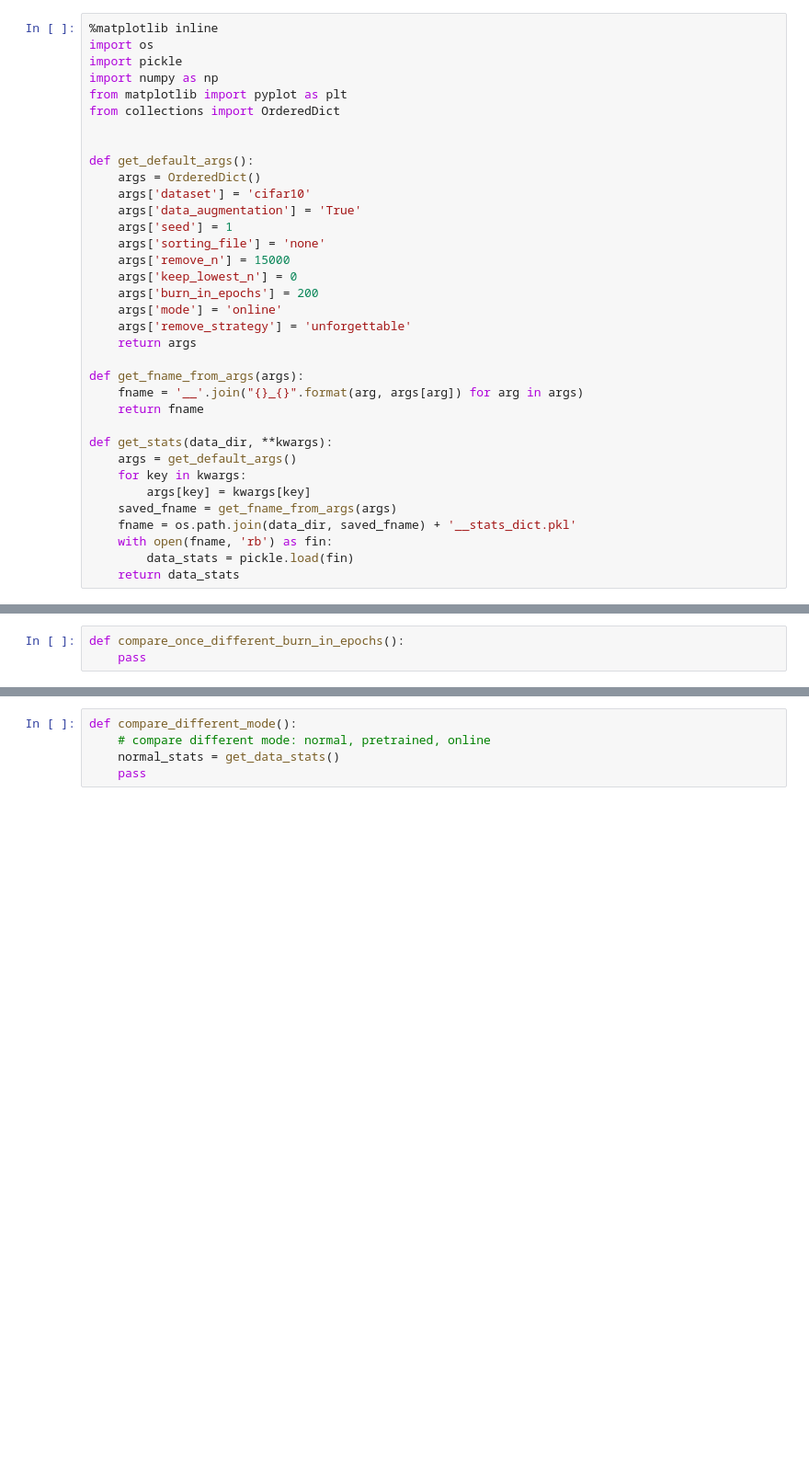
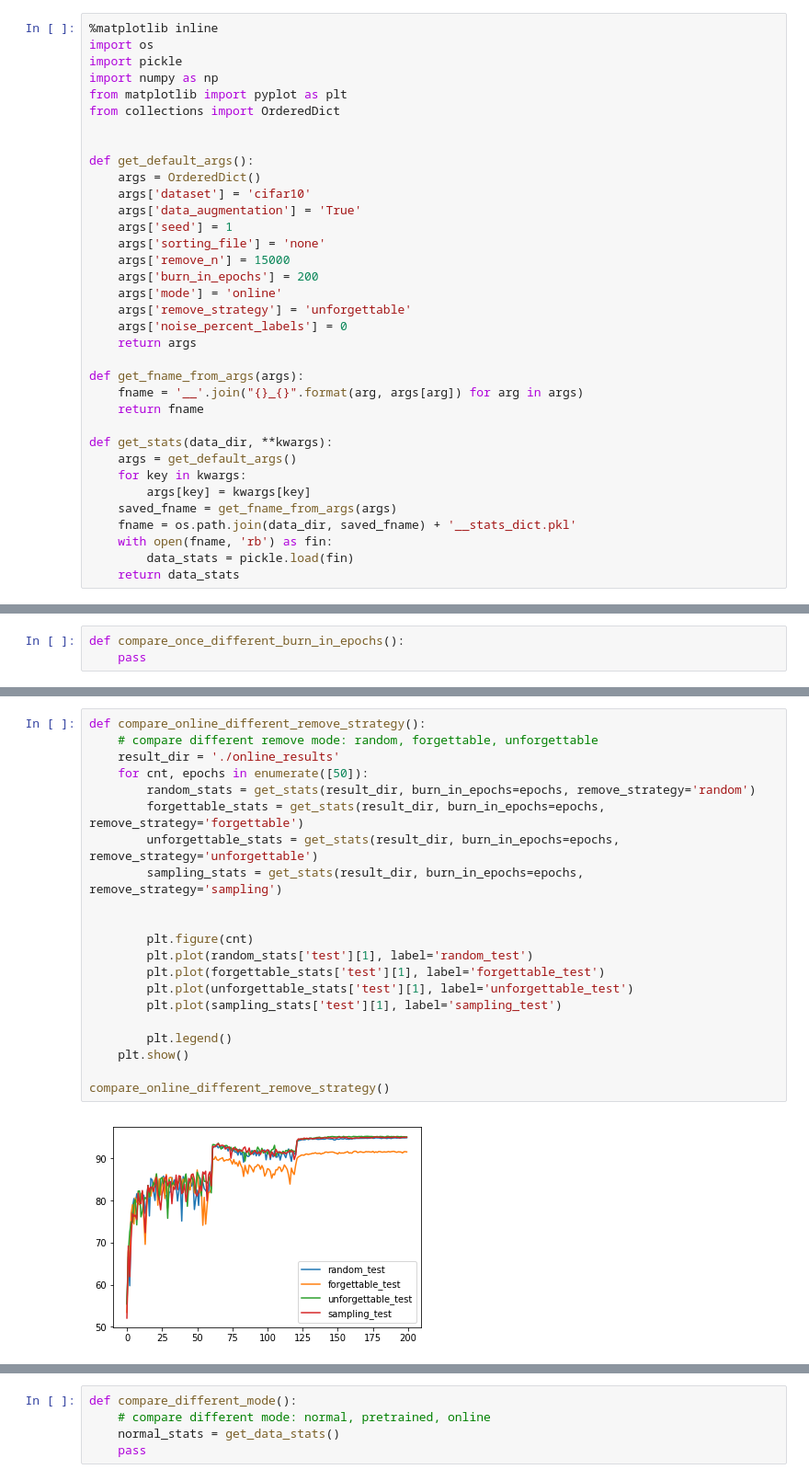
Before and after one commit to ZihengJiang/example_forgetting, a Jupyter notebook: analysis.ipynb, the cells around one changed output, grey strips where cells are left out. Shown at 92% size. Drawn from its saved outputs; the diff is of its cells as text; blank space fills up the shorter version.

```diff
--- a/analysis.ipynb
+++ b/analysis.ipynb
@@ -14,10 +14,10 @@ def get_default_args():
     args['seed'] = 1
     args['sorting_file'] = 'none'
     args['remove_n'] = 15000
-    args['keep_lowest_n'] = 0
     args['burn_in_epochs'] = 200
     args['mode'] = 'online'
     args['remove_strategy'] = 'unforgettable'
+    args['noise_percent_labels'] = 0
     return args
 
 def get_fname_from_args(args):
@@ -187,0 +167,23 @@ train_on_noise_dataset()
+# %%
+def compare_online_different_remove_strategy():
+    # compare different remove mode: random, forgettable, unforgettable
+    result_dir = './online_results'
+    for cnt, epochs in enumerate([50]):
+        random_stats = get_stats(result_dir, burn_in_epochs=epochs, remove_strategy='random')
+        forgettable_stats = get_stats(result_dir, burn_in_epochs=epochs, remove_strategy='forgettable')
+        unforgettable_stats = get_stats(result_dir, burn_in_epochs=epochs, remove_strategy='unforgettable')
+        sampling_stats = get_stats(result_dir, burn_in_epochs=epochs, remove_strategy='sampling')
+
+
+        plt.figure(cnt)
+        plt.plot(random_stats['test'][1], label='random_test')
+        plt.plot(forgettable_stats['test'][1], label='forgettable_test')
+        plt.plot(unforgettable_stats['test'][1], label='unforgettable_test')
+        plt.plot(sampling_stats['test'][1], label='sampling_test')
+
+        plt.legend()
+    plt.show()
+
+compare_online_different_remove_strategy()
+# %% [output]
+[figure, added]
```
Also changed, not shown: parts of 3 cells of this notebook, 8 other files.
